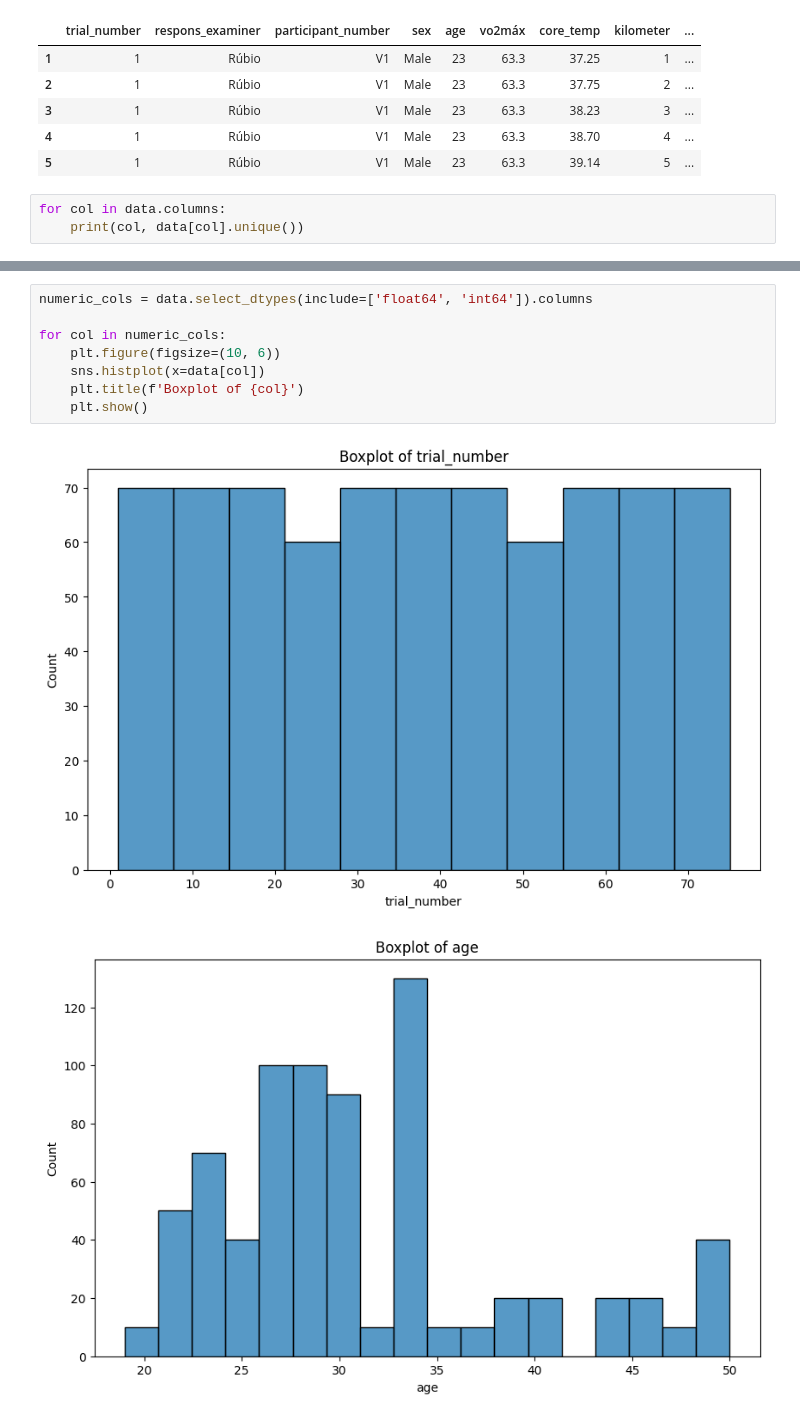
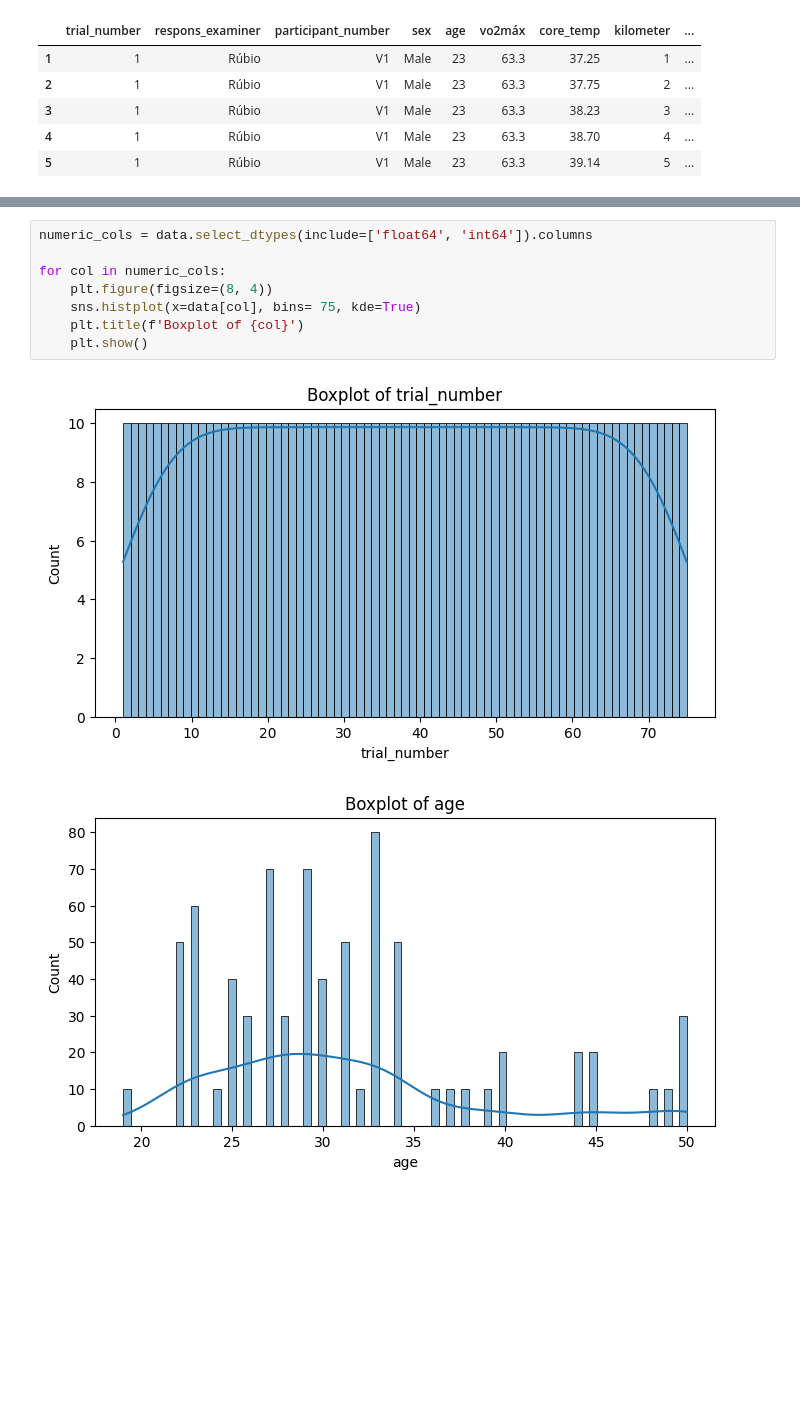
Before and after one commit to LBS-UFMG/tcore, a Jupyter notebook: src/data-processing/dataset1-1km-filters.ipynb, the cells around one changed output, grey strips where cells are left out. Drawn from its saved outputs; the diff is of its cells as text; blank space fills up the shorter version.

```diff
--- a/src/data-processing/dataset1-1km-filters.ipynb
+++ b/src/data-processing/dataset1-1km-filters.ipynb
@@ -41,6 +41,3 @@ data.head()
 | 3 | 1 | Rúbio | V1 | Male | 23 | 63.3 | 38.23 | 3 | ... |
 | 4 | 1 | Rúbio | V1 | Male | 23 | 63.3 | 38.70 | 4 | ... |
 | 5 | 1 | Rúbio | V1 | Male | 23 | 63.3 | 39.14 | 5 | ... |
-# %%
-for col in data.columns:
-    print(col, data[col].unique())
@@ -65,11 +44,11 @@ vo2máx [63.3 54.7 65.2 67.  60.9 65.4 55.2 64.2 55.  61.  56.6 41.5 50.4 59.1
 # %%
 numeric_cols = data.select_dtypes(include=['float64', 'int64']).columns
 
 for col in numeric_cols:
-    plt.figure(figsize=(10, 6))
-    sns.histplot(x=data[col])
+    plt.figure(figsize=(8, 4))
+    sns.histplot(x=data[col], bins= 75, kde=True)
     plt.title(f'Boxplot of {col}')
     plt.show()
 # %% [output]
-[figure, old version]
+[figure, new version]
-[figure, old version]
+[figure, new version]
```
Also changed, not shown: parts of 5 cells of this notebook, 7 other files.
